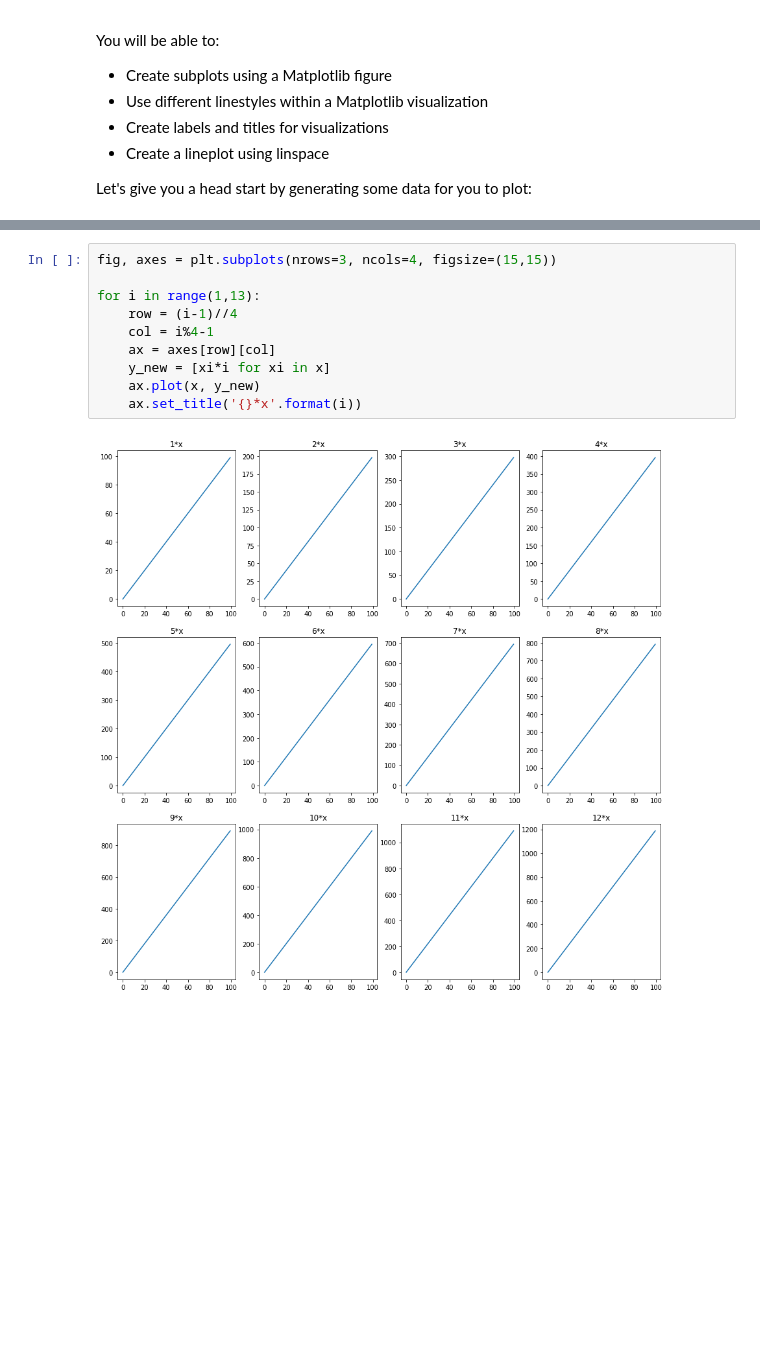
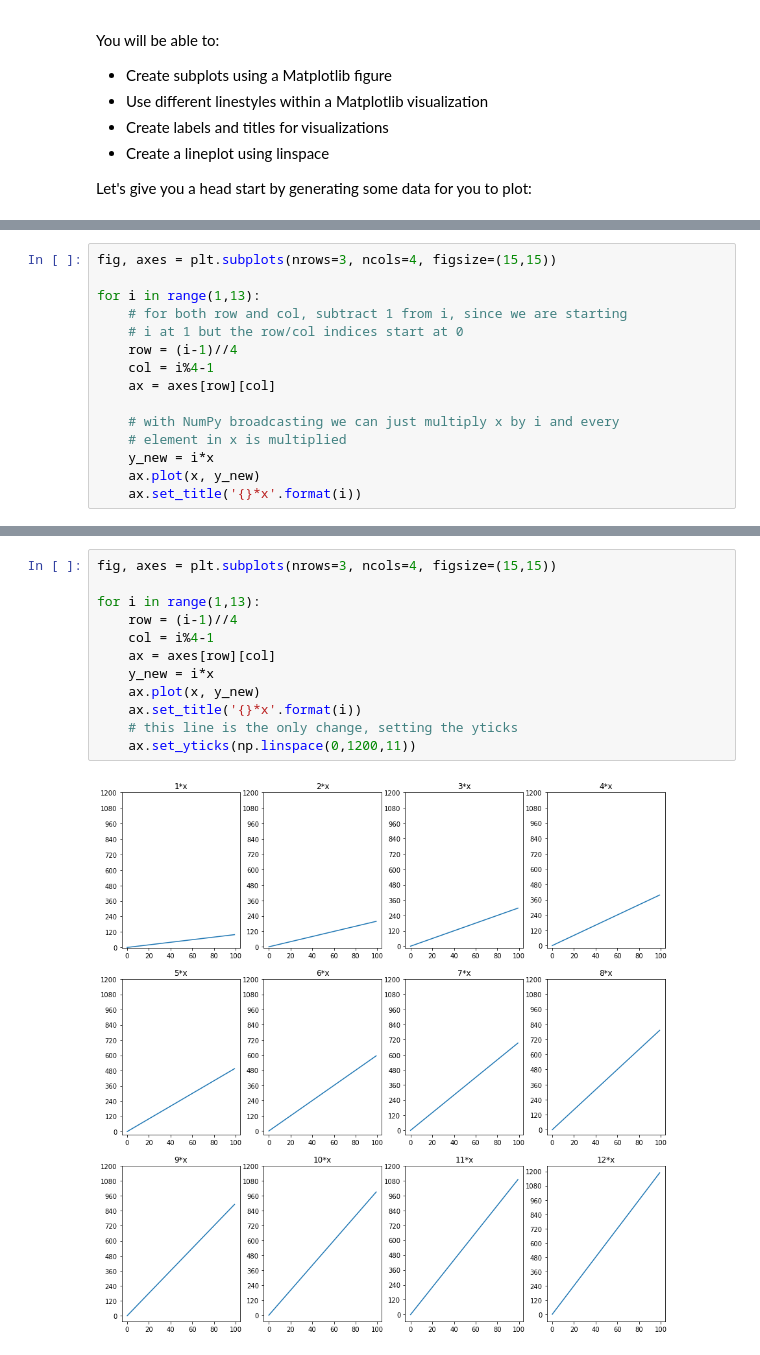
Before and after one commit to learn-co-curriculum/dsc-more-practice-with-matplotlib-lab, a Jupyter notebook: index.ipynb, the cells around one changed output, grey strips where cells are left out. Drawn from its saved outputs; the diff is of its cells as text; blank space fills up the shorter version.

Commit message:
clarify expectations, desired plots embedded as images

```diff
--- a/index.ipynb
+++ b/index.ipynb
@@ -86,0 +99,15 @@ Perform following actions:
+# %%
+fig, axes = plt.subplots(nrows=3, ncols=4, figsize=(15,15))
+
+for i in range(1,13):
+    # for both row and col, subtract 1 from i, since we are starting
+    # i at 1 but the row/col indices start at 0
+    row = (i-1)//4
+    col = i%4-1
+    ax = axes[row][col]
+
+    # with NumPy broadcasting we can just multiply x by i and every
+    # element in x is multiplied
+    y_new = i*x
+    ax.plot(x, y_new)
+    ax.set_title('{}*x'.format(i))
@@ -87,12 +126,14 @@ Perform following actions:
 # %%
 fig, axes = plt.subplots(nrows=3, ncols=4, figsize=(15,15))
 
 for i in range(1,13):
     row = (i-1)//4
     col = i%4-1
     ax = axes[row][col]
-    y_new = [xi*i for xi in x]
+    y_new = i*x
     ax.plot(x, y_new)
     ax.set_title('{}*x'.format(i))
+    # this line is the only change, setting the yticks
+    ax.set_yticks(np.linspace(0,1200,11))
 # %% [output]
-[figure, old version]
+[figure, new version]
```
Also changed, not shown: parts of 16 cells of this notebook, 11 other files.
